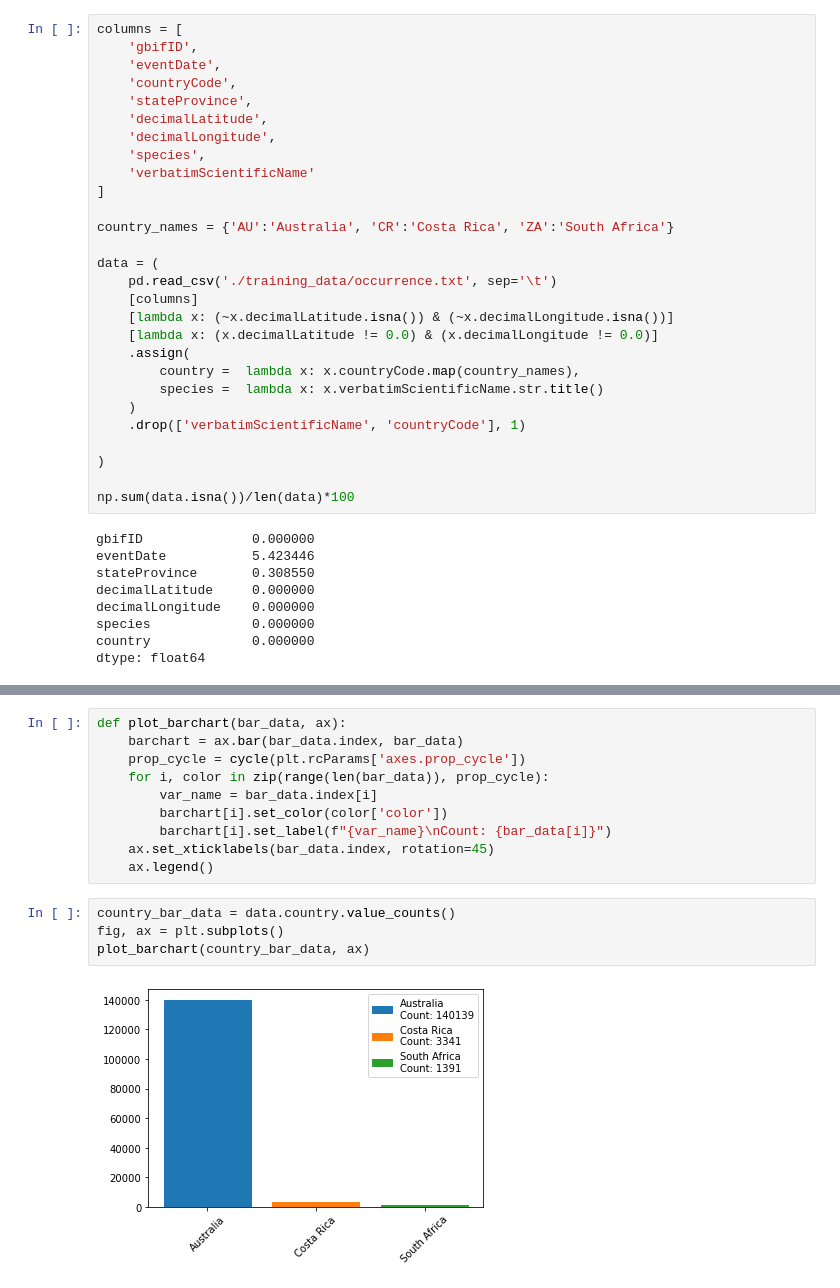
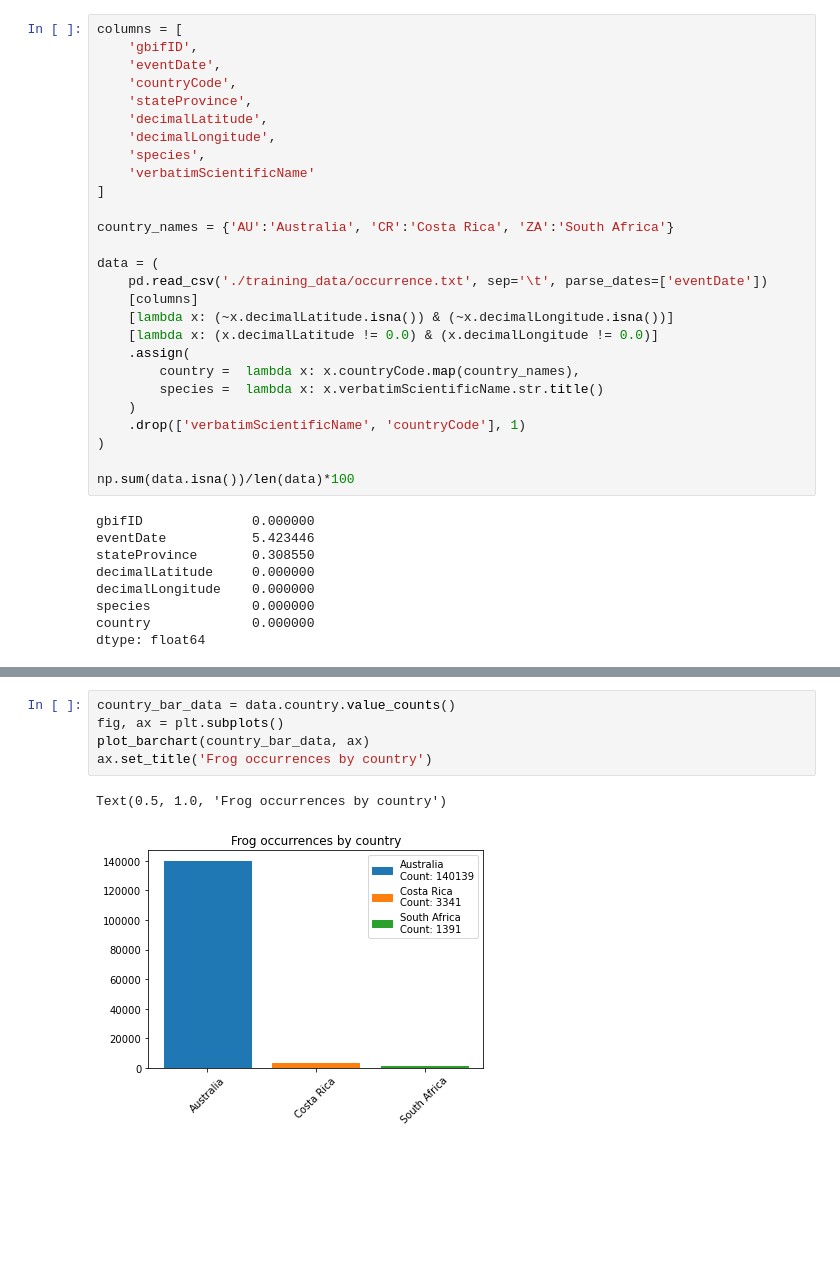
Before and after one commit to EY-Data-Science-Program/2022-Better-Working-World-Data-Challenge, a Jupyter notebook: data/dataset_summary.ipynb, the cells around one changed output, grey strips where cells are left out. Drawn from its saved outputs; the diff is of its cells as text; blank space fills up the shorter version.

```diff
--- a/data/dataset_summary.ipynb
+++ b/data/dataset_summary.ipynb
@@ -39,7 +25,7 @@ columns = [
 country_names = {'AU':'Australia', 'CR':'Costa Rica', 'ZA':'South Africa'}
 
 data = (
-    pd.read_csv('./training_data/occurrence.txt', sep='\t')
+    pd.read_csv('./training_data/occurrence.txt', sep='\t', parse_dates=['eventDate'])
     [columns]
     [lambda x: (~x.decimalLatitude.isna()) & (~x.decimalLongitude.isna())]
     [lambda x: (x.decimalLatitude != 0.0) & (x.decimalLongitude != 0.0)]
@@ -48,7 +34,6 @@ data = (
         species =  lambda x: x.verbatimScientificName.str.title()
     )
     .drop(['verbatimScientificName', 'countryCode'], 1)
-
 )
 
 np.sum(data.isna())/len(data)*100
@@ -104,16 +92,8 @@ plt.show()
-# %%
-def plot_barchart(bar_data, ax):
-    barchart = ax.bar(bar_data.index, bar_data)
-    prop_cycle = cycle(plt.rcParams['axes.prop_cycle'])
-    for i, color in zip(range(len(bar_data)), prop_cycle):
-        var_name = bar_data.index[i]
-        barchart[i].set_color(color['color'])
-        barchart[i].set_label(f"{var_name}\nCount: {bar_data[i]}")
-    ax.set_xticklabels(bar_data.index, rotation=45)
-    ax.legend()
 # %%
 country_bar_data = data.country.value_counts()
 fig, ax = plt.subplots()
 plot_barchart(country_bar_data, ax)
+ax.set_title('Frog occurrences by country')
 # %% [output]
+Text(0.5, 1.0, 'Frog occurrences by country')
-[figure, old version]
+[figure, new version]
```
Also changed, not shown: parts of 7 cells of this notebook.
